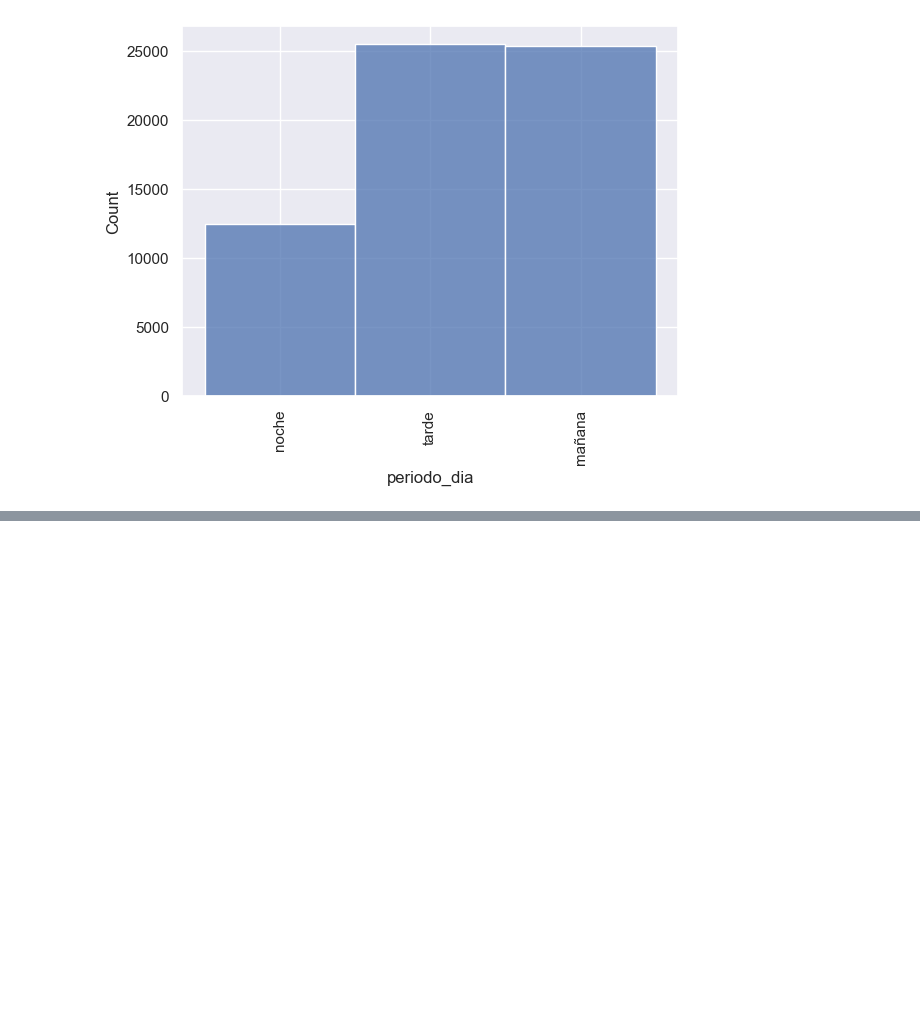
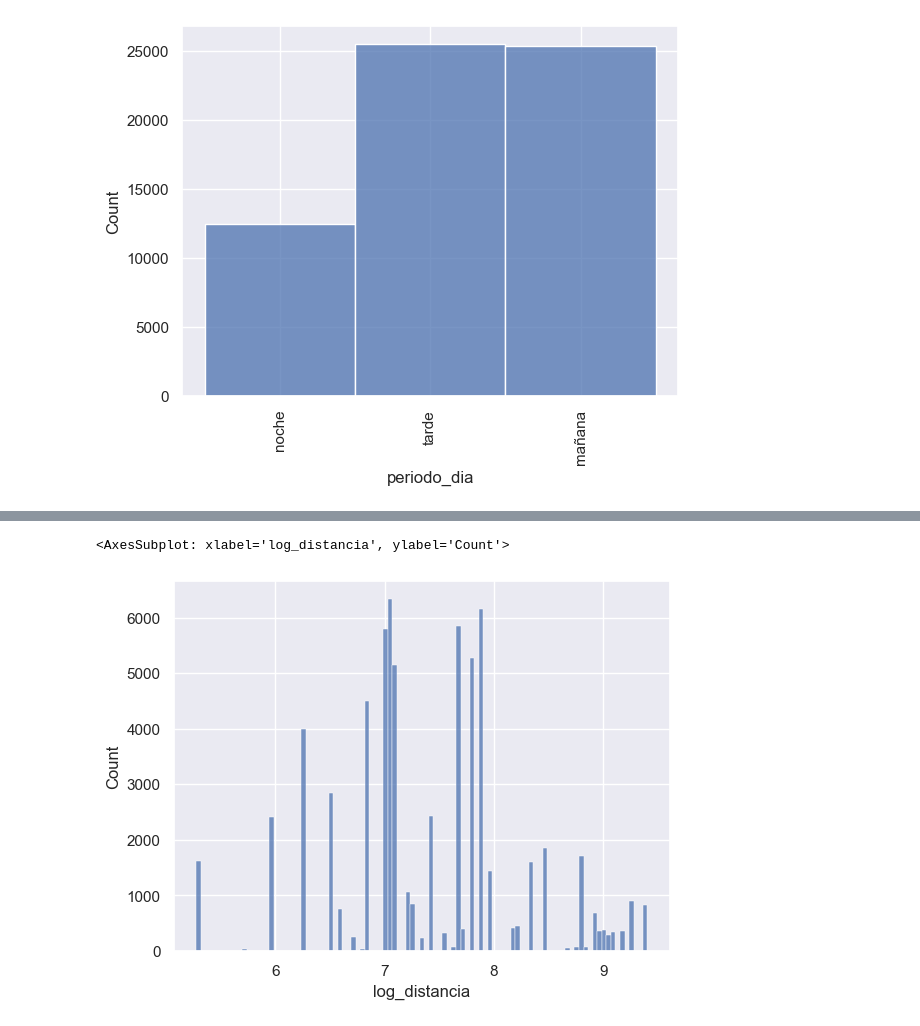
Before and after one commit to clcollao/pred_atraso_vuelos, a Jupyter notebook: pred_atraso_vuelos/prediccion_atraso_vuelos.ipynb, the cells around one changed output, grey strips where cells are left out. Saved outputs shown, nothing was run; the diff lists cells and outputs as text; code cells hidden in the pictures; blank space fills up the shorter version.

```diff
--- a/pred_atraso_vuelos/prediccion_atraso_vuelos.ipynb
+++ b/pred_atraso_vuelos/prediccion_atraso_vuelos.ipynb
@@ -661,0 +702,7 @@ plt.show()
+# %%
+# Visualización de la variable distancia transformada
+
+sns.histplot(data=df, x='log_distancia')
+# %% [output]
+<AxesSubplot: xlabel='log_distancia', ylabel='Count'>
+[figure, added]
```
Also changed, not shown: parts of 18 cells of this notebook, 3 other files.
